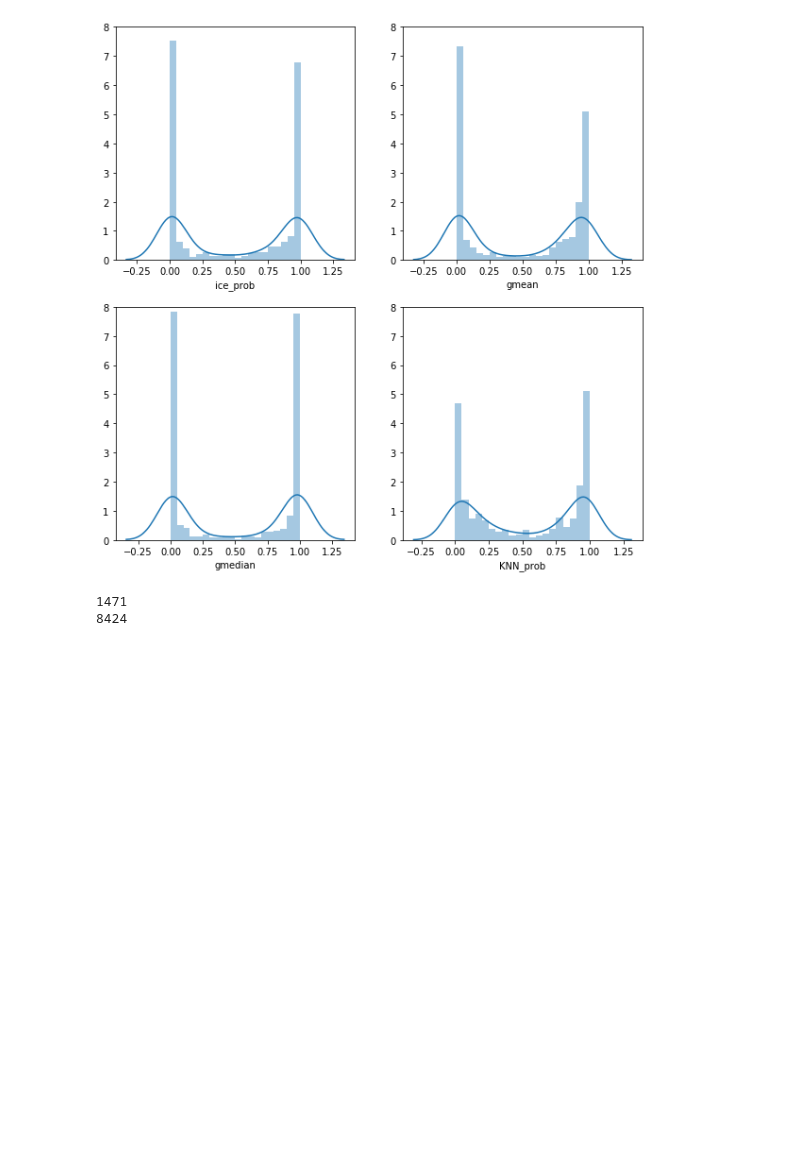
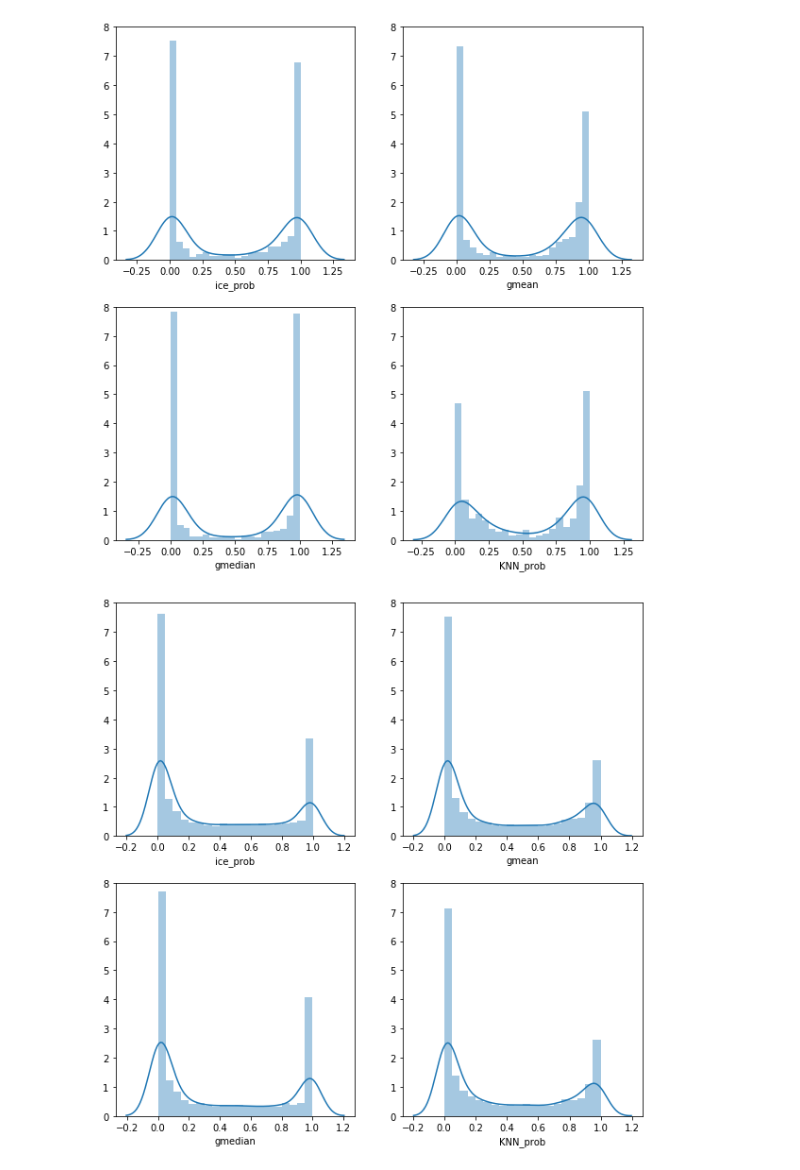
Before and after one commit to Lan-Tian/Upload, a Jupyter notebook: create_new_features.ipynb, the cells around one changed output. Cells and saved outputs as stored; diff of their text form; code cells hidden in the pictures; blank space fills up the shorter version.

```diff
--- a/create_new_features.ipynb
+++ b/create_new_features.ipynb
@@ -324,21 +339,21 @@ for label in labels:
 plt.show()
 # %% [output]
 [figure]
-# %%
-a = train_angle_prob['id']
-b = train['id']
-b.index = a.index
-print(np.sum(a == b))
-a = test_angle_prob['id']
-b = test['id']
-b.index = a.index
-print(np.sum(a == b))
-# %% [output]
-1471
-8424
-# %%
-data.loc[data['KNN_prob']==0,'KNN_prob']=0.001
-data.loc[data['KNN_prob']==1,'KNN_prob']=0.999
-
-data.dropna().to_csv('new_features/new_features_add_precision_train_k43.csv',index = False)
-data[data['is_iceberg'].isnull()].to_csv('new_features/new_features_add_precision_test_k43.csv',index = False)
+# %%
+def plot_dist(prob):
+    sns.distplot(prob,bins = 20)
+
+labels=['ice_prob', 'gmean', 'gmedian','KNN_prob']
+fig = plt.figure(figsize = (10,10))
+n_ax = 1
+
+for label in labels:
+    fig.add_subplot(220+n_ax)
+    prob = data[label]
+    plot_dist(prob)
+    plt.ylim([0,8])
+    n_ax = n_ax + 1
+
+plt.show()
+# %% [output]
+[figure, added]
```
Also changed, not shown: parts of 1 cell of this notebook, 4 other files.
